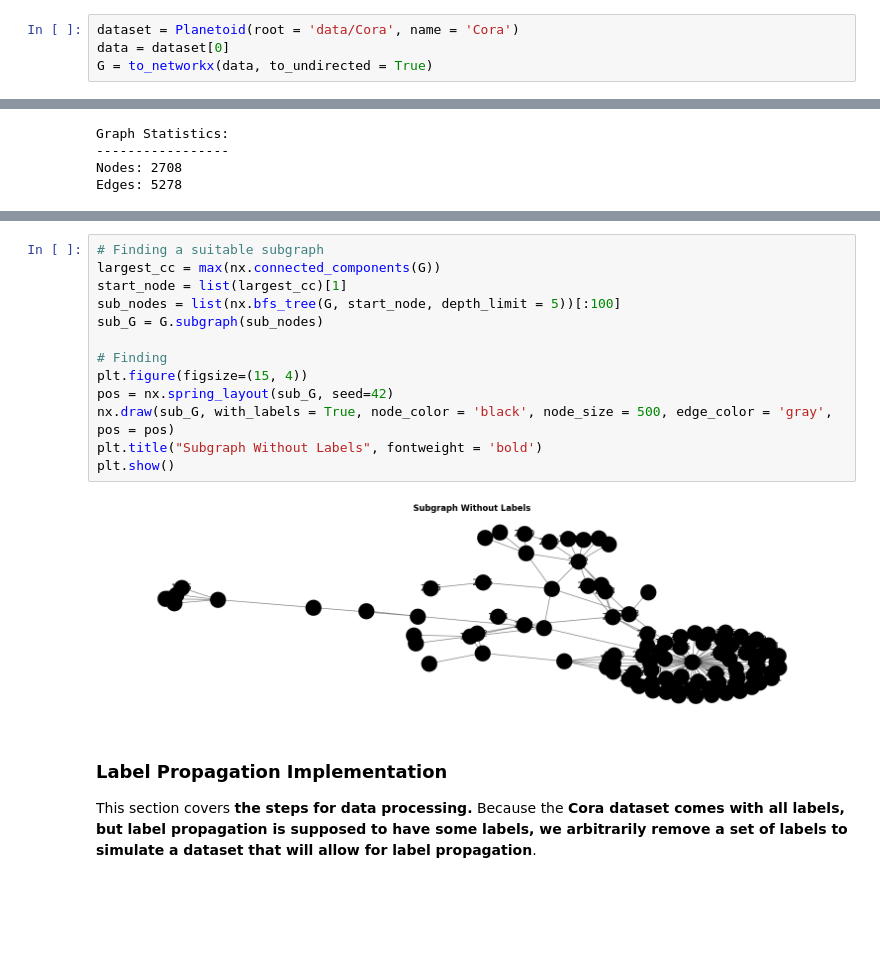
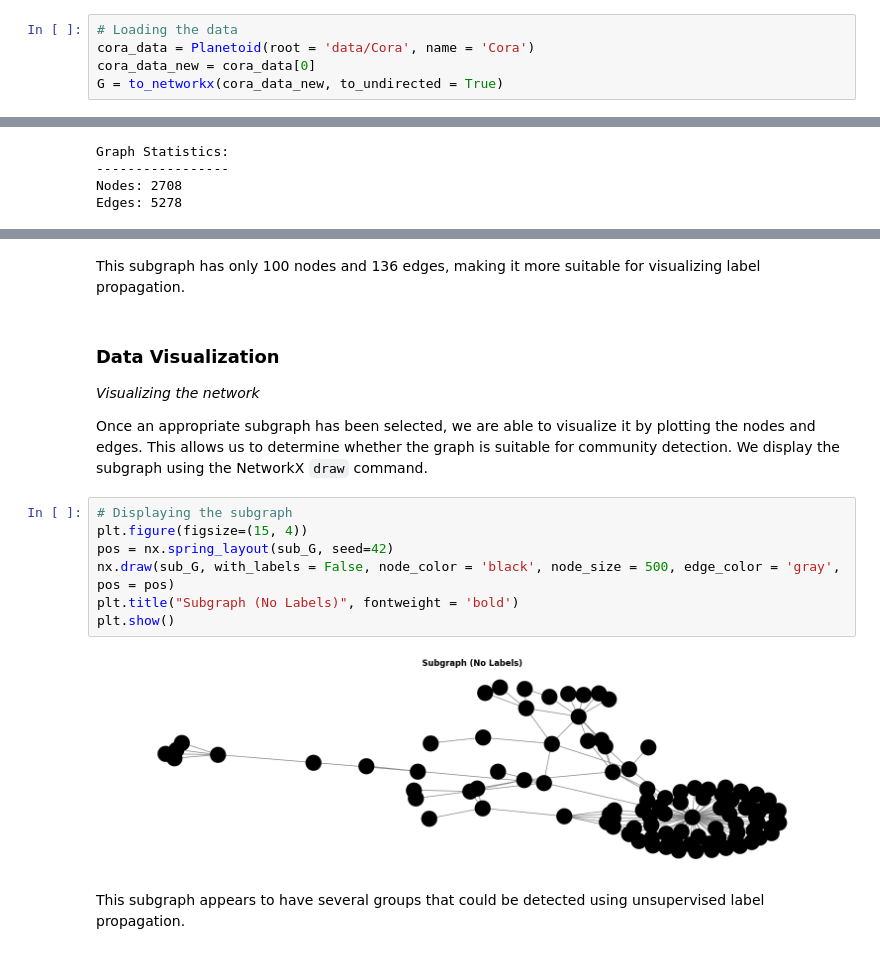
Before and after one commit to emilia-cichocki/CMOR_438_Fall_2025_Emilia, a Jupyter notebook: examples/unsupervised_learning_examples/communitydetection/community_detection_example.ipynb, the cells around one changed output, grey strips where cells are left out. Cells and saved outputs as stored; diff of their text form; blank space fills up the shorter version.

```diff
--- a/examples/unsupervised_learning_examples/communitydetection/community_detection_example.ipynb
+++ b/examples/unsupervised_learning_examples/communitydetection/community_detection_example.ipynb
@@ -22,4 +48,5 @@ The data used in this notebook comes from **the Cora dataset with given features
 # %%
-dataset = Planetoid(root = 'data/Cora', name = 'Cora')
-data = dataset[0]
-G = to_networkx(data, to_undirected = True)
+# Loading the data
+cora_data = Planetoid(root = 'data/Cora', name = 'Cora')
+cora_data_new = cora_data[0]
+G = to_networkx(cora_data_new, to_undirected = True)
@@ -42,19 +80,18 @@ Because the size of the original graph makes it difficult to visualize and proce
+# %% [markdown]
+This subgraph has only 100 nodes and 136 edges, making it more suitable for visualizing label propagation.
+# %% [markdown]
+### Data Visualization
+*Visualizing the network*
+
+Once an appropriate subgraph has been selected, we are able to visualize it by plotting the nodes and edges. This allows us to determine whether the graph is suitable for community detection. We display the subgraph using the NetworkX `draw` command.
 # %%
-# Finding a suitable subgraph
-largest_cc = max(nx.connected_components(G))
-start_node = list(largest_cc)[1]
-sub_nodes = list(nx.bfs_tree(G, start_node, depth_limit = 5))[:100]
-sub_G = G.subgraph(sub_nodes)
-
-# Finding
+# Displaying the subgraph
 plt.figure(figsize=(15, 4))
 pos = nx.spring_layout(sub_G, seed=42)
-nx.draw(sub_G, with_labels = True, node_color = 'black', node_size = 500, edge_color = 'gray', pos = pos)
-plt.title("Subgraph Without Labels", fontweight = 'bold')
+nx.draw(sub_G, with_labels = False, node_color = 'black', node_size = 500, edge_color = 'gray', pos = pos)
+plt.title("Subgraph (No Labels)", fontweight = 'bold')
 plt.show()
 # %% [output]
-[figure, old version]
+[figure, new version]
-# %% [markdown]
-### Label Propagation Implementation
-
-This section covers **the steps for data processing.** Because the **Cora dataset comes with all labels, but label propagation is supposed to have some labels, we arbitrarily remove a set of labels to simulate a dataset that will allow for label propagation**.
+# %% [markdown]
+This subgraph appears to have several groups that could be detected using unsupervised label propagation.
```
Also changed, not shown: parts of 25 cells of this notebook, 2 other files.
